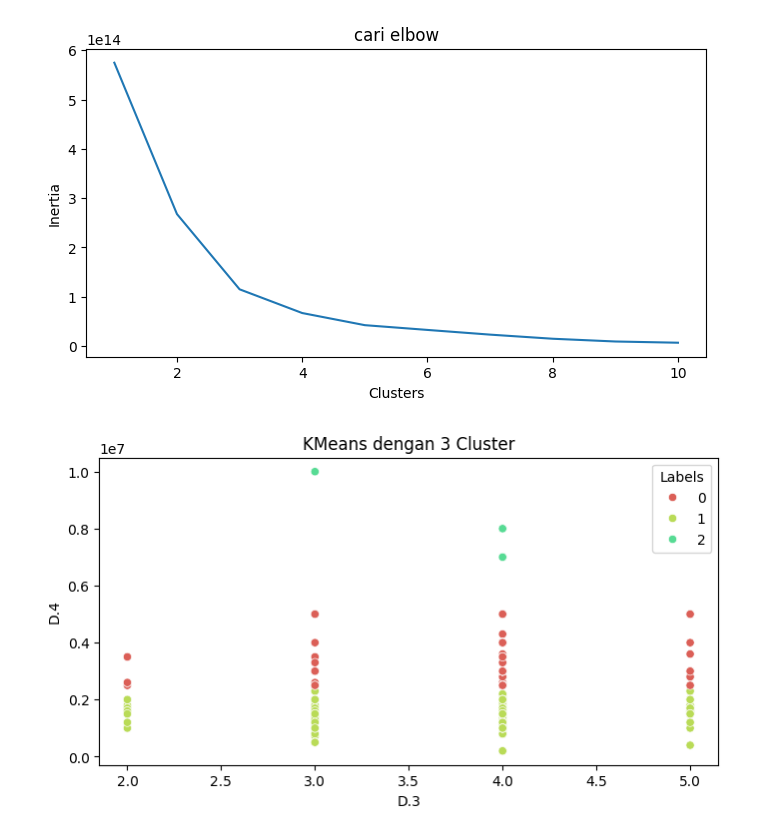
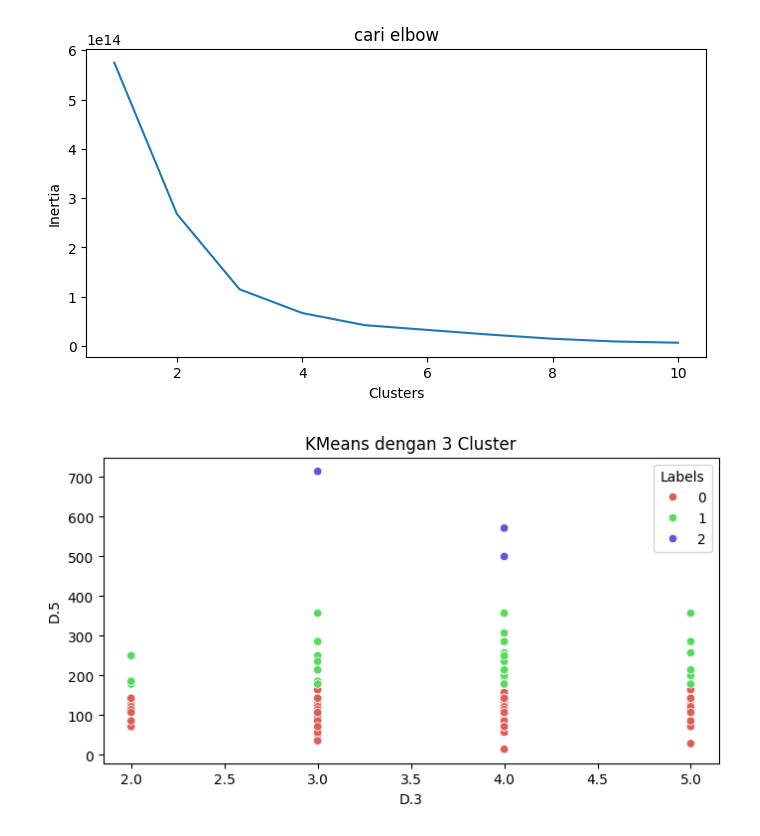
Before and after one commit to 28Sam/Commuter_Clustering, a Jupyter notebook: data_commuter.ipynb, the cells around one changed output. Saved outputs shown, nothing was run; the diff lists cells and outputs as text; code cells hidden in the pictures.

```diff
--- a/data_commuter.ipynb
+++ b/data_commuter.ipynb
@@ -72,15 +72,15 @@ Text(0, 0.5, 'Inertia')
 # %%
 #Buat dulu objek KMeans
 km3 = KMeans(n_clusters=3).fit(df)
 
 #Menambahkan kolom label pada data set
 df['Labels'] = km3.labels_
 
 #Buat plot kmeans dgn klster 3
 plt.figure(figsize=(8,4))
-sns.scatterplot(x=df['D.3'], y=df['D.4'], hue=df['Labels'],
-                palette=sns.color_palette('hls', 5))
+sns.scatterplot(x=df['D.3'], y=df['D.5'], hue=df['Labels'],
+                palette=sns.color_palette('hls', 3))
 plt.title('KMeans dengan 3 Cluster')
 plt.show()
 # %% [output]
-[figure, old version]
+[figure, new version]
```
